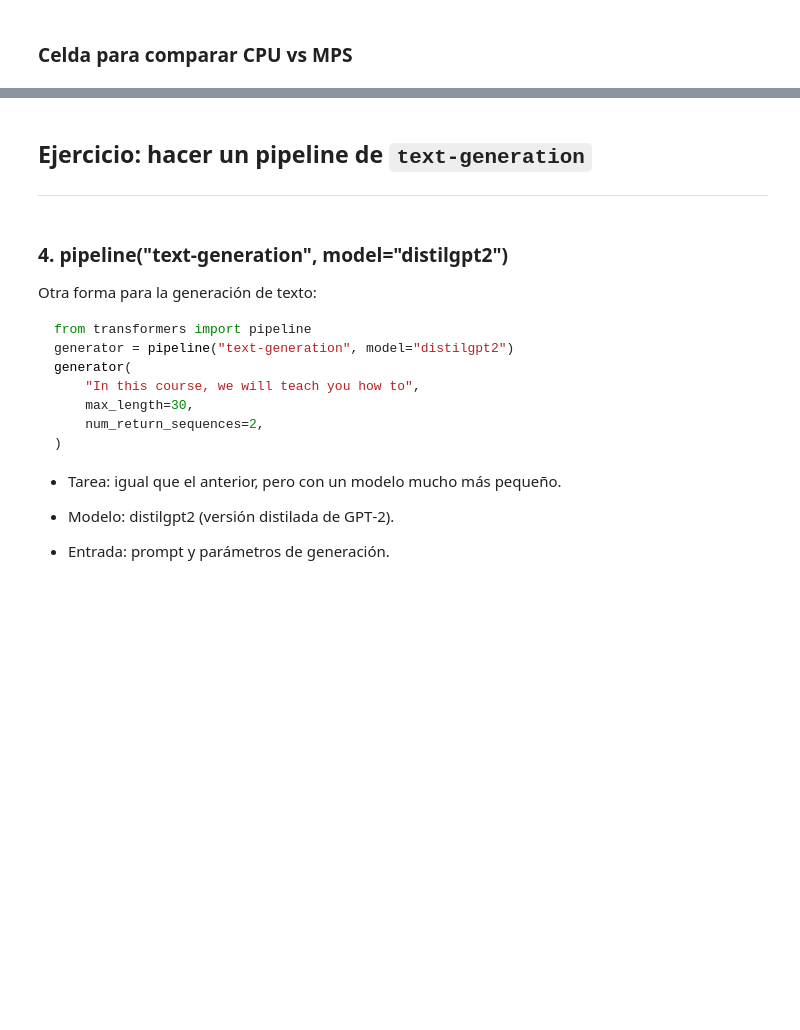
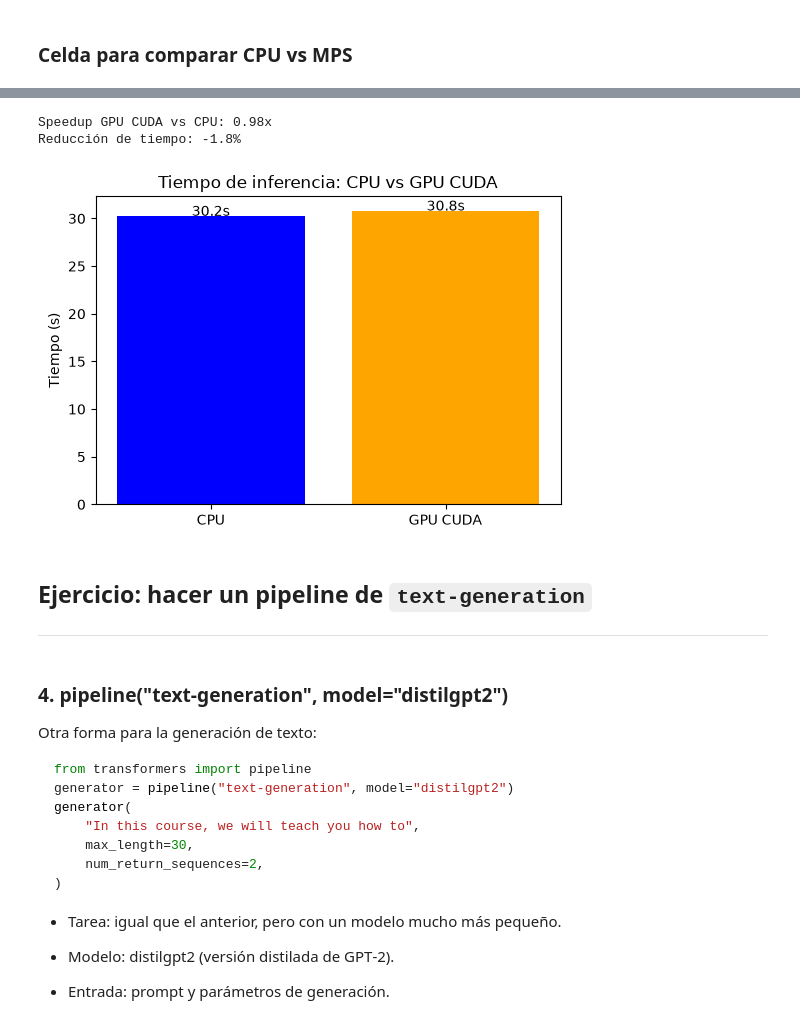
Before and after one commit to AbelCierto/security-and-compliance, a Jupyter notebook: session_3/V-A2Spacy-ner.ipynb, the cells around one changed output, grey strips where cells are left out. Drawn from its saved outputs; the diff is of its cells as text; code cells hidden in the pictures; blank space fills up the shorter version.

```diff
--- a/session_3/V-A2Spacy-ner.ipynb
+++ b/session_3/V-A2Spacy-ner.ipynb
@@ -301,27 +448,31 @@ print(f"Reducción de tiempo: {efficiency:.1f}%")
 # %%
 import matplotlib.pyplot as plt
 
 # Tiempos medidos
-t_cpu = 7.3
-t_mps = 1.4
+t_cpu = 30.23
+t_gpu = 30.78
 
-speedup = t_cpu / t_mps
-efficiency = (1 - t_mps / t_cpu) * 100
+speedup = t_cpu / t_gpu
+efficiency = (1 - t_gpu / t_cpu) * 100
 
-print(f"Speedup MPS vs CPU: {speedup:.2f}x")
+print(f"Speedup GPU CUDA vs CPU: {speedup:.2f}x")
 print(f"Reducción de tiempo: {efficiency:.1f}%")
 
 # Gráfica simple
-dispositivos = ["CPU", "MPS"]
-tiempos = [t_cpu, t_mps]
+dispositivos = ["CPU", "GPU CUDA"]
+tiempos = [t_cpu, t_gpu]
 
 plt.figure(figsize=(6, 4))
 plt.bar(dispositivos, tiempos, color=["blue", "orange"])
 plt.ylabel("Tiempo (s)")
-plt.title("Tiempo de inferencia: CPU vs MPS")
+plt.title("Tiempo de inferencia: CPU vs GPU CUDA")
 for i, valor in enumerate(tiempos):
     plt.text(i, valor + 0.05, f"{valor:.1f}s", ha="center")
 plt.show()
+# %% [output]
+Speedup GPU CUDA vs CPU: 0.98x
+Reducción de tiempo: -1.8%
+[figure, added]
 # %% [markdown]
 
 Ejercicio: hacer un pipeline de `text-generation`
```
Also changed, not shown: parts of 26 cells of this notebook, 1 other file.
